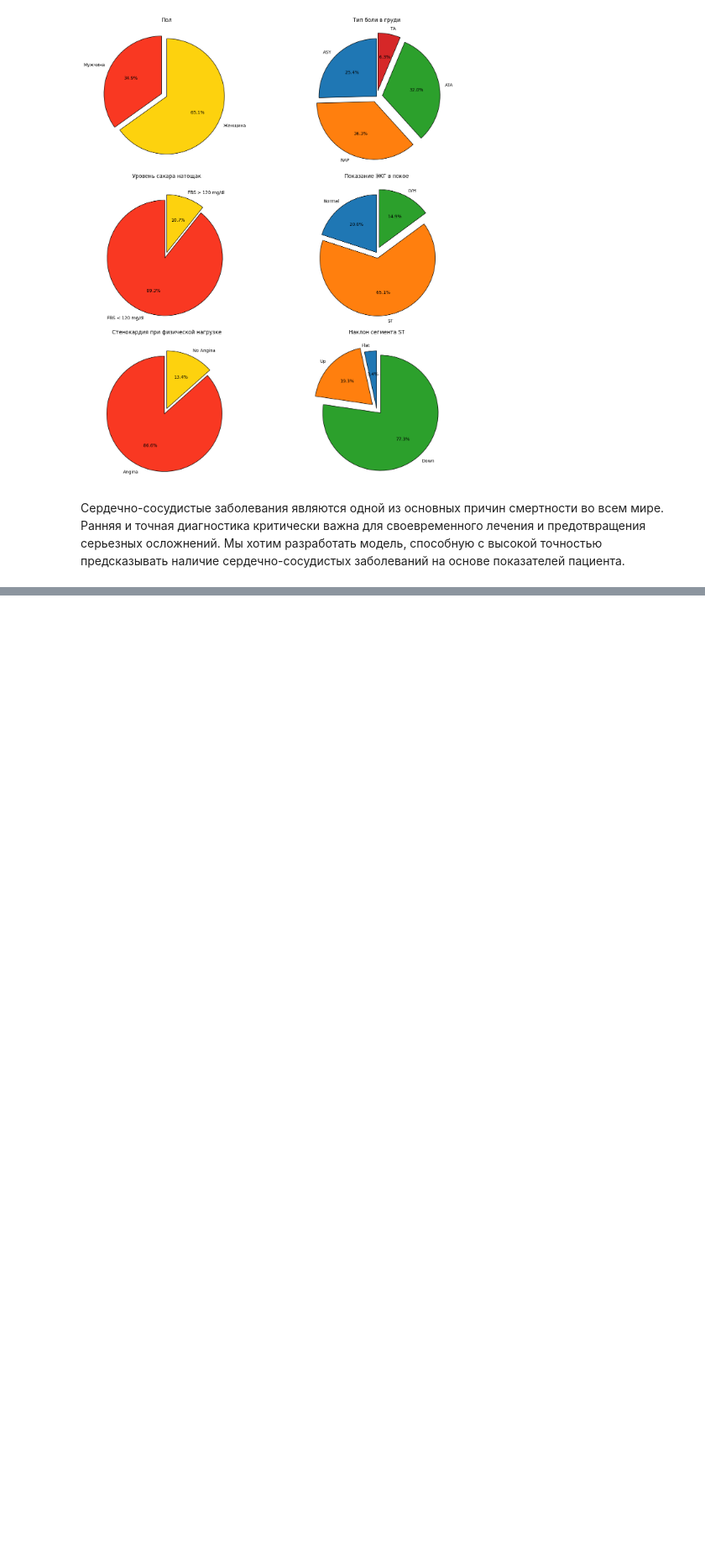
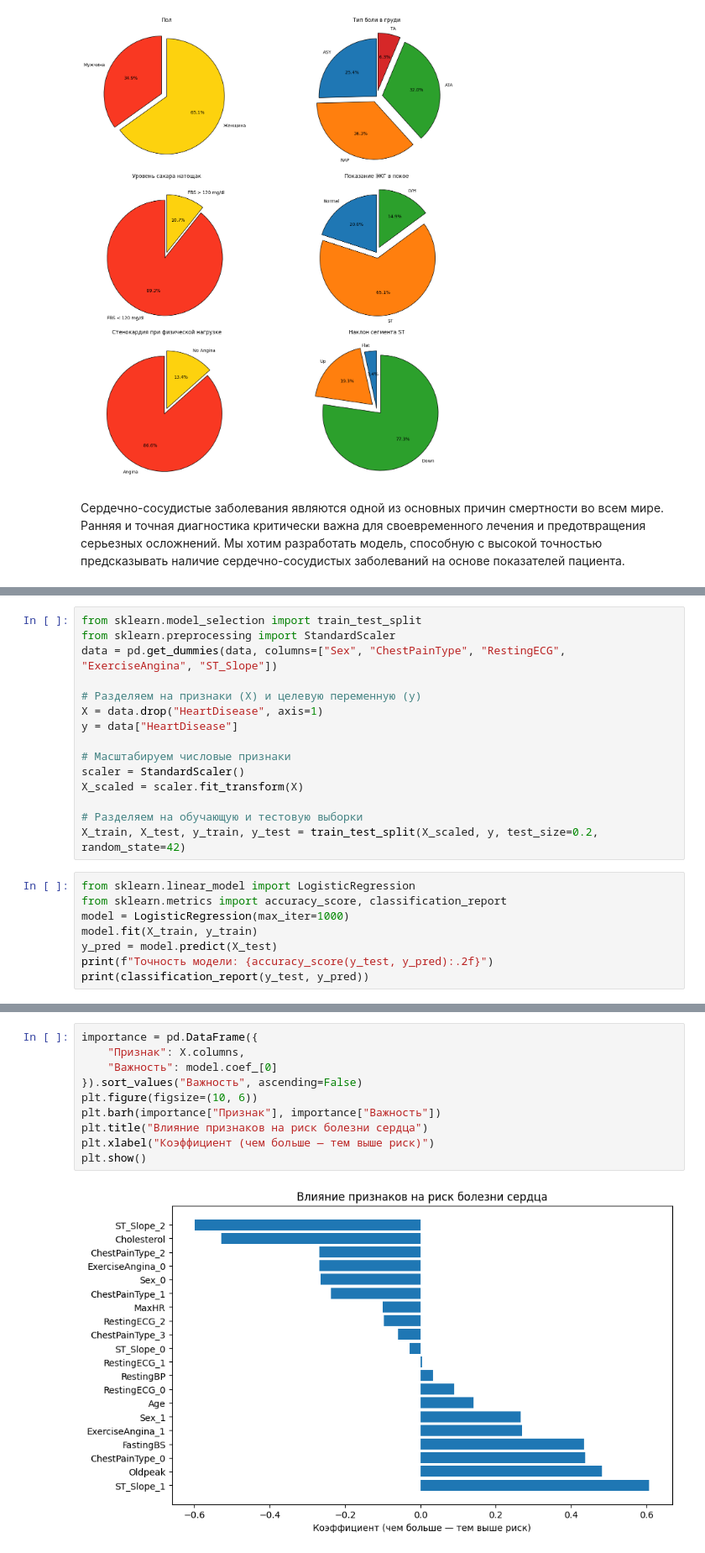
Before and after one commit to Khaymonenko/StatPrak, a Jupyter notebook: Project 3/Project.ipynb, the cells around one changed output, grey strips where cells are left out. Shown at 84% size. Cells and saved outputs as stored; diff of their text form; blank space fills up the shorter version.

```diff
--- a/Project 3/Project.ipynb
+++ b/Project 3/Project.ipynb
@@ -210,0 +277,23 @@ plt.show()
+# %%
+from sklearn.model_selection import train_test_split
+from sklearn.preprocessing import StandardScaler
+data = pd.get_dummies(data, columns=["Sex", "ChestPainType", "RestingECG", "ExerciseAngina", "ST_Slope"])
+
+# Разделяем на признаки (X) и целевую переменную (y)
+X = data.drop("HeartDisease", axis=1)
+y = data["HeartDisease"]
+
+# Масштабируем числовые признаки
+scaler = StandardScaler()
+X_scaled = scaler.fit_transform(X)
+
+# Разделяем на обучающую и тестовую выборки
+X_train, X_test, y_train, y_test = train_test_split(X_scaled, y, test_size=0.2, random_state=42)
+# %%
+from sklearn.linear_model import LogisticRegression
+from sklearn.metrics import accuracy_score, classification_report
+model = LogisticRegression(max_iter=1000)
+model.fit(X_train, y_train)
+y_pred = model.predict(X_test)
+print(f"Точность модели: {accuracy_score(y_test, y_pred):.2f}")
+print(classification_report(y_test, y_pred))
@@ -210,0 +310,12 @@ plt.show()
+# %%
+importance = pd.DataFrame({
+    "Признак": X.columns,
+    "Важность": model.coef_[0]
+}).sort_values("Важность", ascending=False)
+plt.figure(figsize=(10, 6))
+plt.barh(importance["Признак"], importance["Важность"])
+plt.title("Влияние признаков на риск болезни сердца")
+plt.xlabel("Коэффициент (чем больше — тем выше риск)")
+plt.show()
+# %% [output]
+[figure, added]
```
Also changed, not shown: parts of 9 cells of this notebook.
